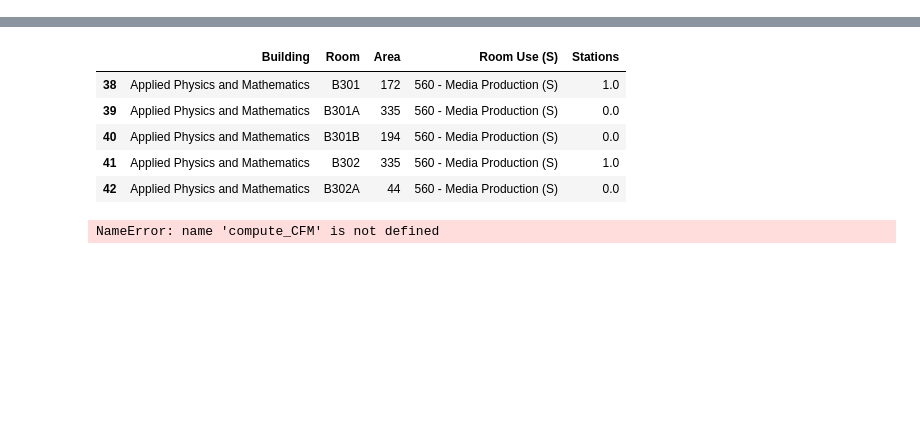
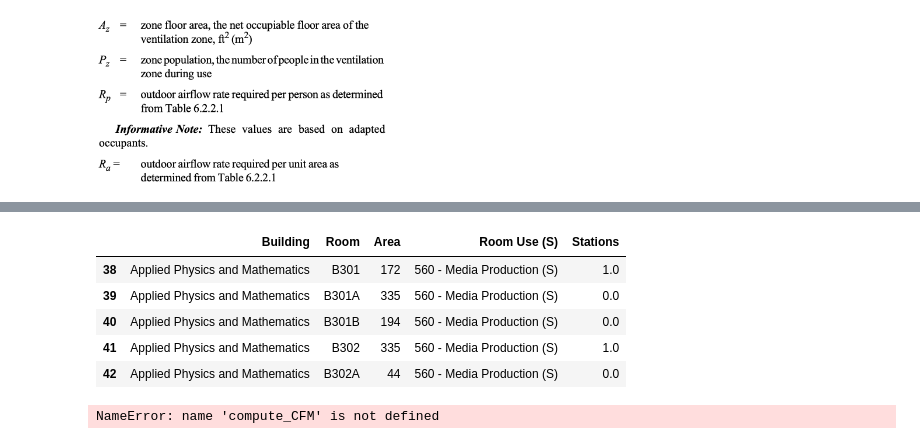
Before and after one commit to nichkho/Infection-Risk-App, a Jupyter notebook: notebooks/extractingbuildingdata.ipynb, the cells around one changed output, grey strips where cells are left out. Saved outputs shown, nothing was run; the diff lists cells and outputs as text; code cells hidden in the pictures; blank space fills up the shorter version.

```diff
--- a/notebooks/extractingbuildingdata.ipynb
+++ b/notebooks/extractingbuildingdata.ipynb
@@ -29,0 +29,4 @@ def extract_buildingData(bd_filepath, building_name):
+# %%
+Image(filename='images/ashrae3.png', width=300)
+# %% [output]
+[figure, added]
```
Also changed, not shown: parts of 9 cells of this notebook, 1 other file.
